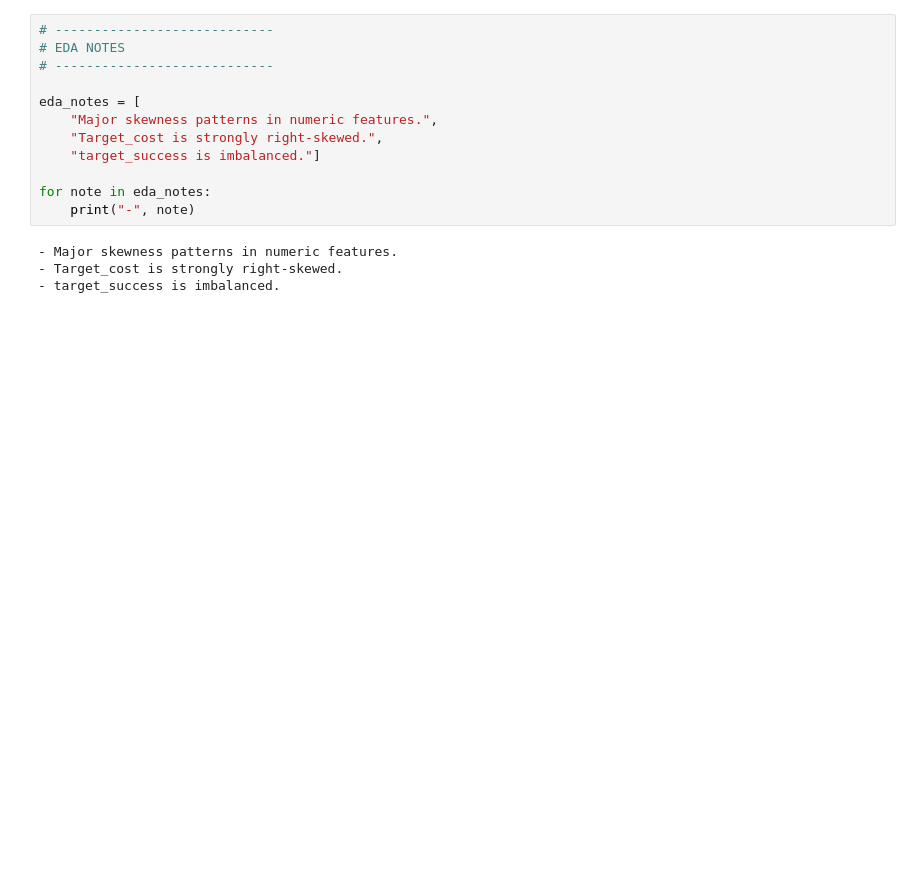
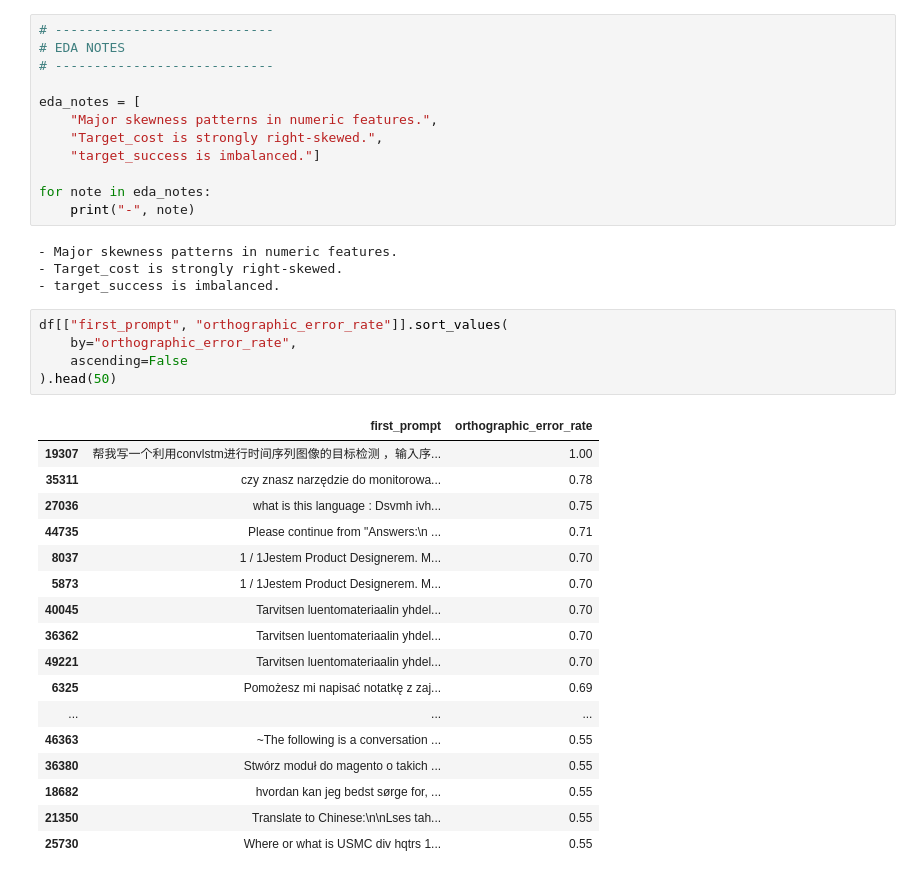
Before and after one commit to Thoericht/llm-sustainability-analysis, a Jupyter notebook: 02_notebooks/03_data_exploration.ipynb, the cells around one changed output. Saved outputs shown, nothing was run; the diff lists cells and outputs as text; blank space fills up the shorter version.

```diff
--- a/02_notebooks/03_data_exploration.ipynb
+++ b/02_notebooks/03_data_exploration.ipynb
@@ -509,3 +509,26 @@ for note in eda_notes:
 - Major skewness patterns in numeric features.
 - Target_cost is strongly right-skewed.
 - target_success is imbalanced.
+# %%
+df[["first_prompt", "orthographic_error_rate"]].sort_values(
+    by="orthographic_error_rate",
+    ascending=False
+).head(50)
+# %% [output]
+|  | first_prompt | orthographic_error_rate |
+| 19307 | 帮我写一个利用convlstm进行时间序列图像的目标检测 ，输入序... | 1.00 |
+| 35311 | czy znasz narzędzie do monitorowa... | 0.78 |
+| 27036 | what is this language : Dsvmh ivh... | 0.75 |
+| 44735 | Please continue from "Answers:\n ... | 0.71 |
+| 8037 | 1 / 1Jestem Product Designerem. M... | 0.70 |
+| 5873 | 1 / 1Jestem Product Designerem. M... | 0.70 |
+| 40045 | Tarvitsen luentomateriaalin yhdel... | 0.70 |
+| 36362 | Tarvitsen luentomateriaalin yhdel... | 0.70 |
+| 49221 | Tarvitsen luentomateriaalin yhdel... | 0.70 |
+| 6325 | Pomożesz mi napisać notatkę z zaj... | 0.69 |
+| ... | ... | ... |
+| 46363 | ~The following is a conversation ... | 0.55 |
+| 36380 | Stwórz moduł do magento o takich ... | 0.55 |
+| 18682 | hvordan kan jeg bedst sørge for, ... | 0.55 |
+| 21350 | Translate to Chinese:\n\nLses tah... | 0.55 |
+| 25730 | Where or what is USMC div hqtrs 1... | 0.55 |
```
Also changed, not shown: 2 other files.
